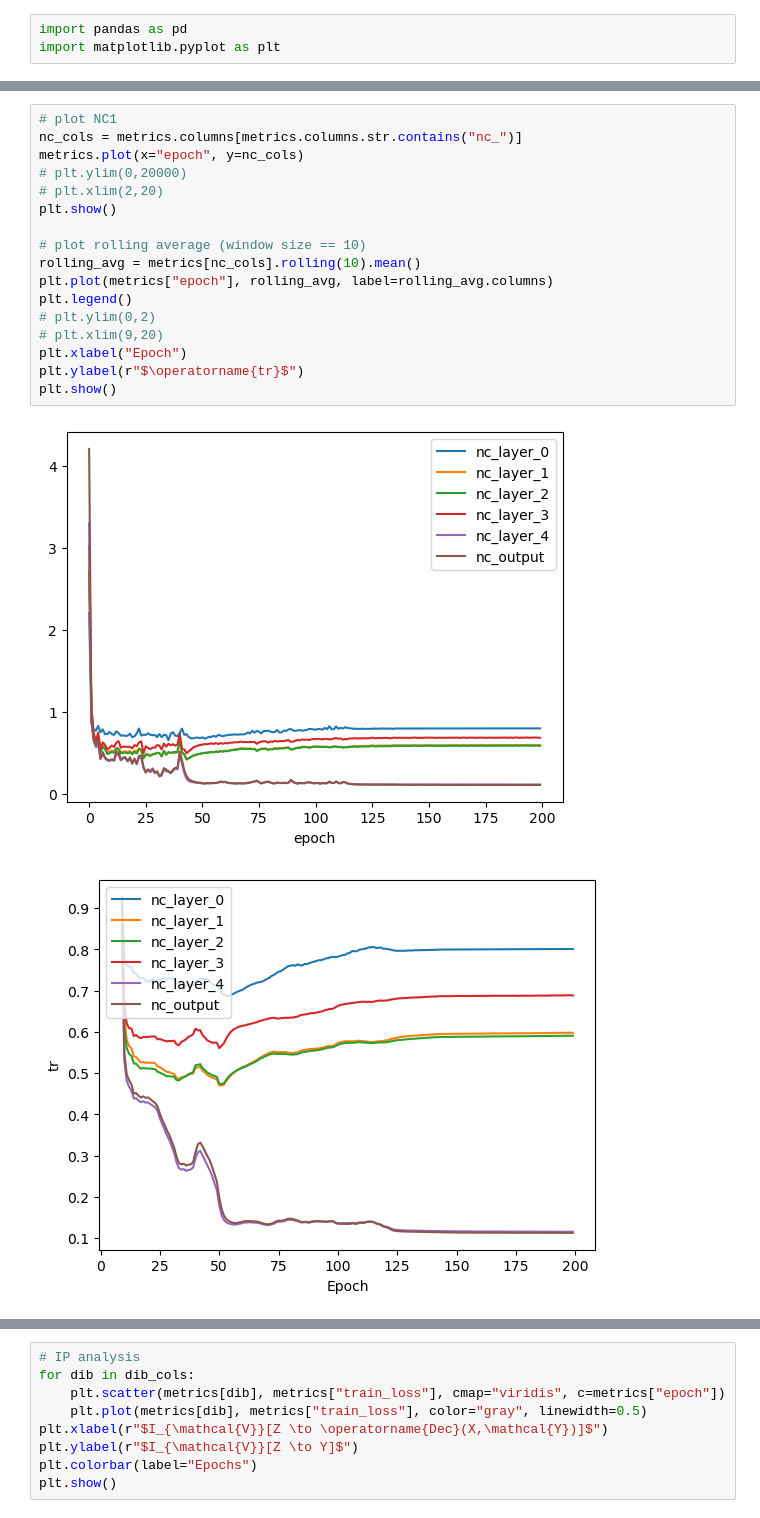
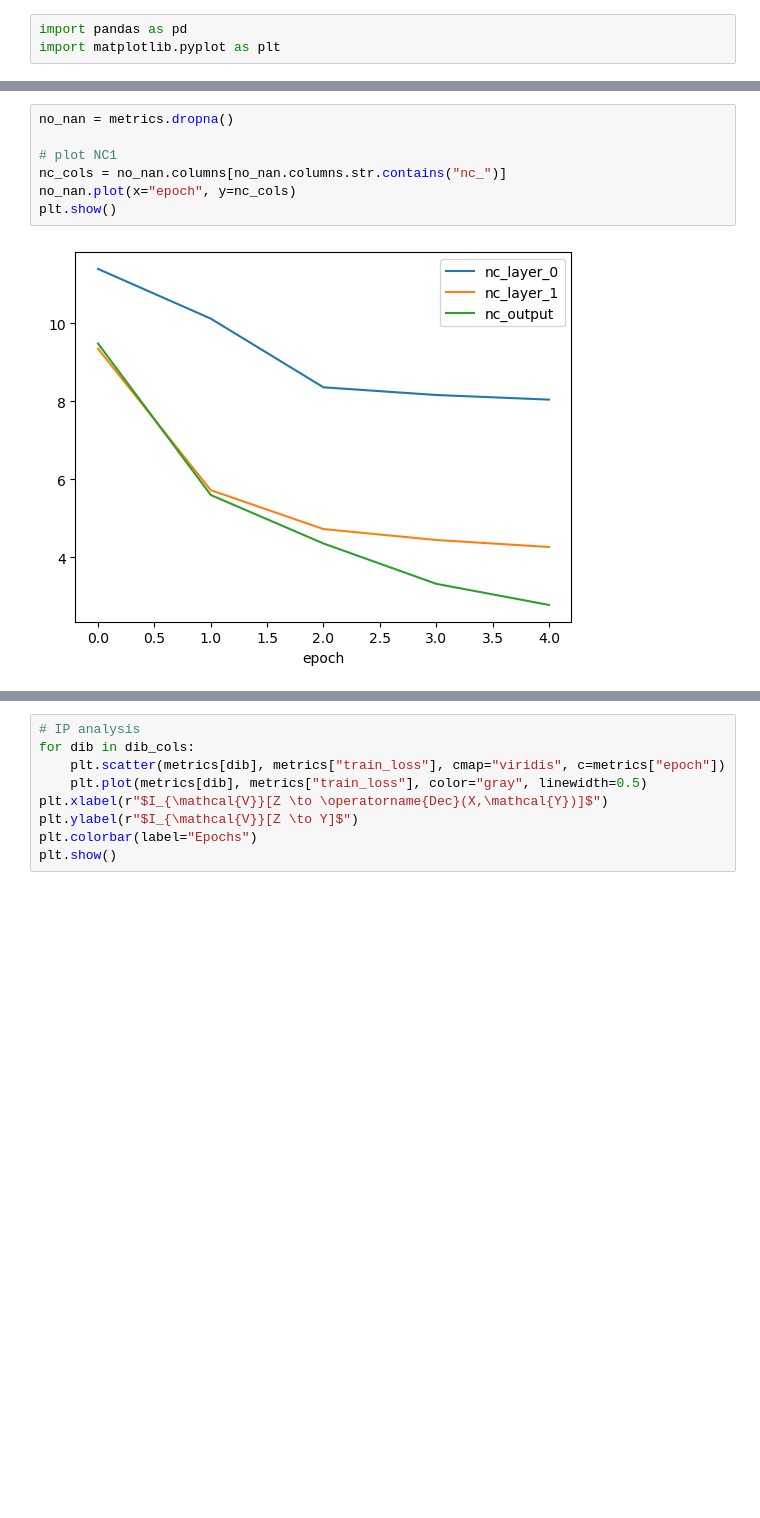
Before and after one commit to ziyong-was-taken/Compression-In-DNNs, a Jupyter notebook: plots.ipynb, the cells around one changed output, grey strips where cells are left out. Drawn from its saved outputs; the diff is of its cells as text; blank space fills up the shorter version.

```diff
--- a/plots.ipynb
+++ b/plots.ipynb
@@ -31,22 +33,11 @@ metrics
-# %%
-# plot NC1
-nc_cols = metrics.columns[metrics.columns.str.contains("nc_")]
-metrics.plot(x="epoch", y=nc_cols)
-# plt.ylim(0,20000)
-# plt.xlim(2,20)
-plt.show()
-
-# plot rolling average (window size == 10)
-rolling_avg = metrics[nc_cols].rolling(10).mean()
-plt.plot(metrics["epoch"], rolling_avg, label=rolling_avg.columns)
-plt.legend()
-# plt.ylim(0,2)
-# plt.xlim(9,20)
-plt.xlabel("Epoch")
-plt.ylabel(r"$\operatorname{tr}$")
-plt.show()
-# %% [output]
-[figure, removed]
-[figure, removed]
+# %%
+no_nan = metrics.dropna()
+
+# plot NC1
+nc_cols = no_nan.columns[no_nan.columns.str.contains("nc_")]
+no_nan.plot(x="epoch", y=nc_cols)
+plt.show()
+# %% [output]
+[figure, added]
 # %%
 # plot train loss
```
Also changed, not shown: parts of 3 cells of this notebook, 4 other files.
